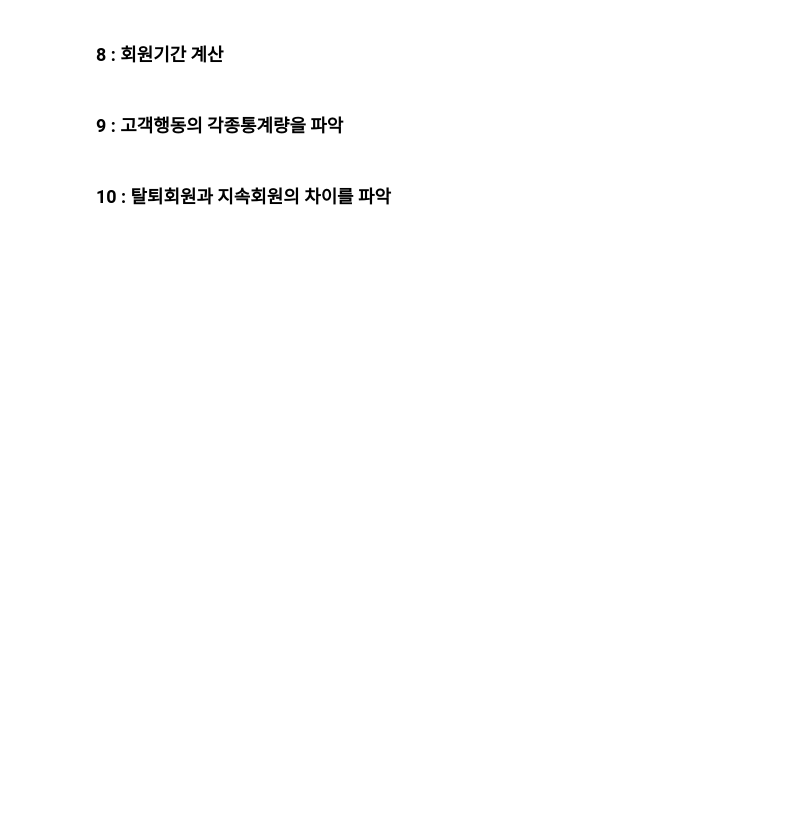
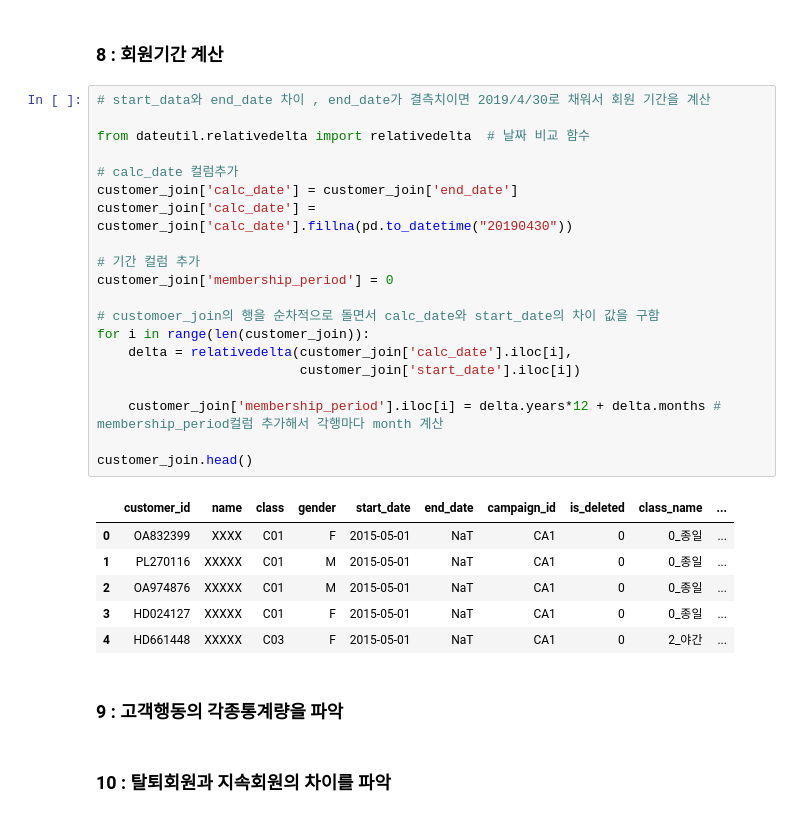
Before and after one commit to jonggu12/exam, a Jupyter notebook: 09.마케팅데이터분석/src/03. 고객의전체모습파악/03.고객의 전체모습 파악.ipynb, the cells around one changed output. Saved outputs shown, nothing was run; the diff lists cells and outputs as text; blank space fills up the shorter version.

```diff
--- a/09.마케팅데이터분석/src/03. 고객의전체모습파악/03.고객의 전체모습 파악.ipynb
+++ b/09.마케팅데이터분석/src/03. 고객의전체모습파악/03.고객의 전체모습 파악.ipynb
@@ -303,5 +339,32 @@ use_log_weekday.head()
 # %% [markdown]
 ### 8 : 회원기간 계산
+# %%
+# start_data와 end_date 차이 , end_date가 결측치이면 2019/4/30로 채워서 회원 기간을 계산
+
+from dateutil.relativedelta import relativedelta  # 날짜 비교 함수
+
+# calc_date 컬럼추가
+customer_join['calc_date'] = customer_join['end_date']
+customer_join['calc_date'] = customer_join['calc_date'].fillna(pd.to_datetime("20190430"))
+
+# 기간 컬럼 추가
+customer_join['membership_period'] = 0
+
+# customoer_join의 행을 순차적으로 돌면서 calc_date와 start_date의 차이 값을 구함
+for i in range(len(customer_join)):
+    delta = relativedelta(customer_join['calc_date'].iloc[i],
+                          customer_join['start_date'].iloc[i])
+
+    customer_join['membership_period'].iloc[i] = delta.years*12 + delta.months # membership_period컬럼 추가해서 각행마다 month 계산
+
+customer_join.head()
+# %% [output]
+|  | customer_id | name | class | gender | start_date | end_date | campaign_id | is_deleted | class_name | ... |
+| 0 | OA832399 | XXXX | C01 | F | 2015-05-01 | NaT | CA1 | 0 | 0_종일 | ... |
+| 1 | PL270116 | XXXXX | C01 | M | 2015-05-01 | NaT | CA1 | 0 | 0_종일 | ... |
+| 2 | OA974876 | XXXXX | C01 | M | 2015-05-01 | NaT | CA1 | 0 | 0_종일 | ... |
+| 3 | HD024127 | XXXXX | C01 | F | 2015-05-01 | NaT | CA1 | 0 | 0_종일 | ... |
+| 4 | HD661448 | XXXXX | C03 | F | 2015-05-01 | NaT | CA1 | 0 | 2_야간 | ... |
 # %% [markdown]
 ### 9 : 고객행동의 각종통계량을 파악
 # %% [markdown]
```
Also changed, not shown: parts of 5 cells of this notebook.
